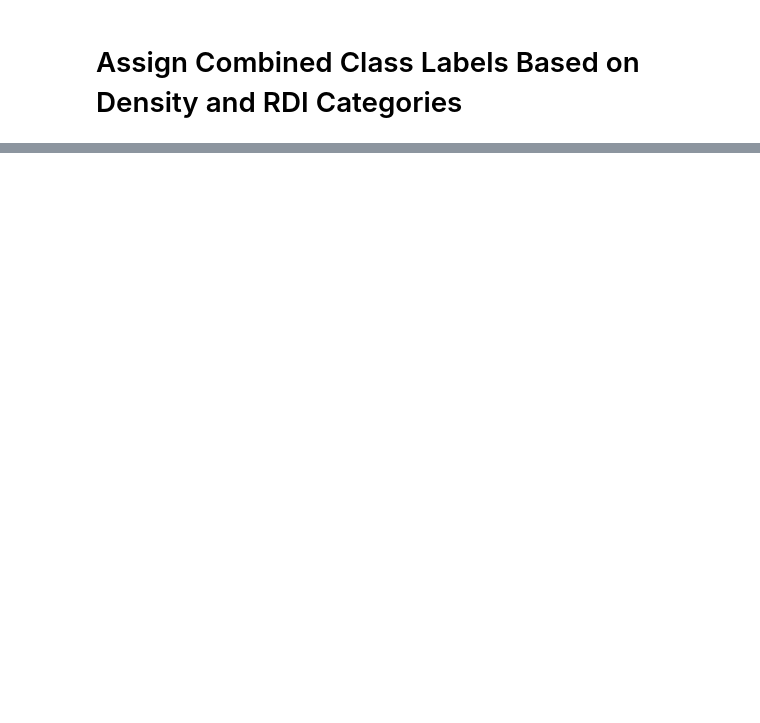
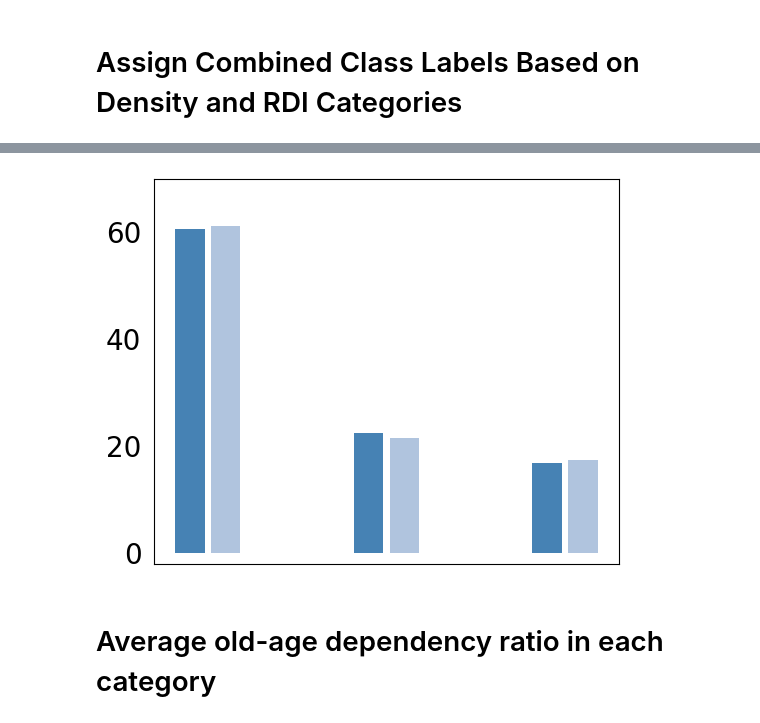
Before and after one commit to carmen-cabrera/latin-mobility-covid, a Jupyter notebook: notebooks/preprocessing/07-add-exo-var-to-baseline-pop.ipynb, the cells around one changed output, grey strips where cells are left out. Saved outputs shown, nothing was run; the diff lists cells and outputs as text; code cells hidden in the pictures; blank space fills up the shorter version.

```diff
--- a/notebooks/preprocessing/07-add-exo-var-to-baseline-pop.ipynb
+++ b/notebooks/preprocessing/07-add-exo-var-to-baseline-pop.ipynb
@@ -501,0 +738,20 @@ movcell_baseline_imput_pop.to_file(
+# %%
+# Plot to see distribution of population in each category
+fig, ax = plt.subplots(figsize=(6, 5))
+
+x = np.array([0,1,2])
+
+ax.bar(x-0.1, fb_pop_class_rdi_per, width=0.165, color='steelblue', align='center')
+ax.bar(x+0.1, wp_pop_class_rdi_per, width=0.165, color='lightsteelblue', align='center')
+
+ax.set_ylim([-2,70])
+
+ax.tick_params(axis='both', which='both', labelbottom=False, width=0, length=0, color='k', labelsize=20, pad=9)
+
+plt.savefig(wd + '/plots/percentage-classes/percentage-classes-' + country_short + '-double-bars-rdi.pdf', bbox_inches='tight')
+
+plt.show()
+# %% [output]
+[figure, added]
+# %% [markdown]
+# Average old-age dependency ratio in each category
```
Also changed, not shown: parts of 31 cells of this notebook, 6 other files.
